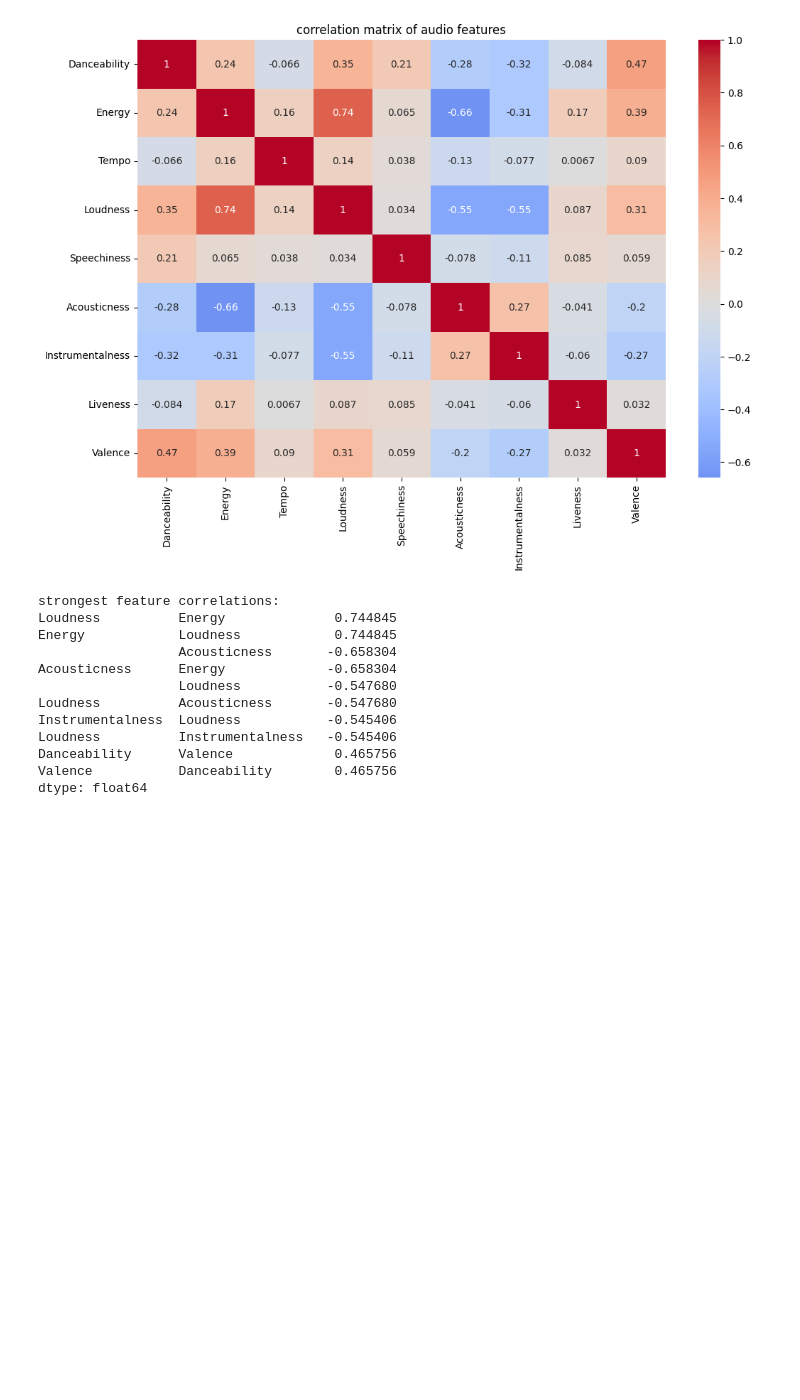
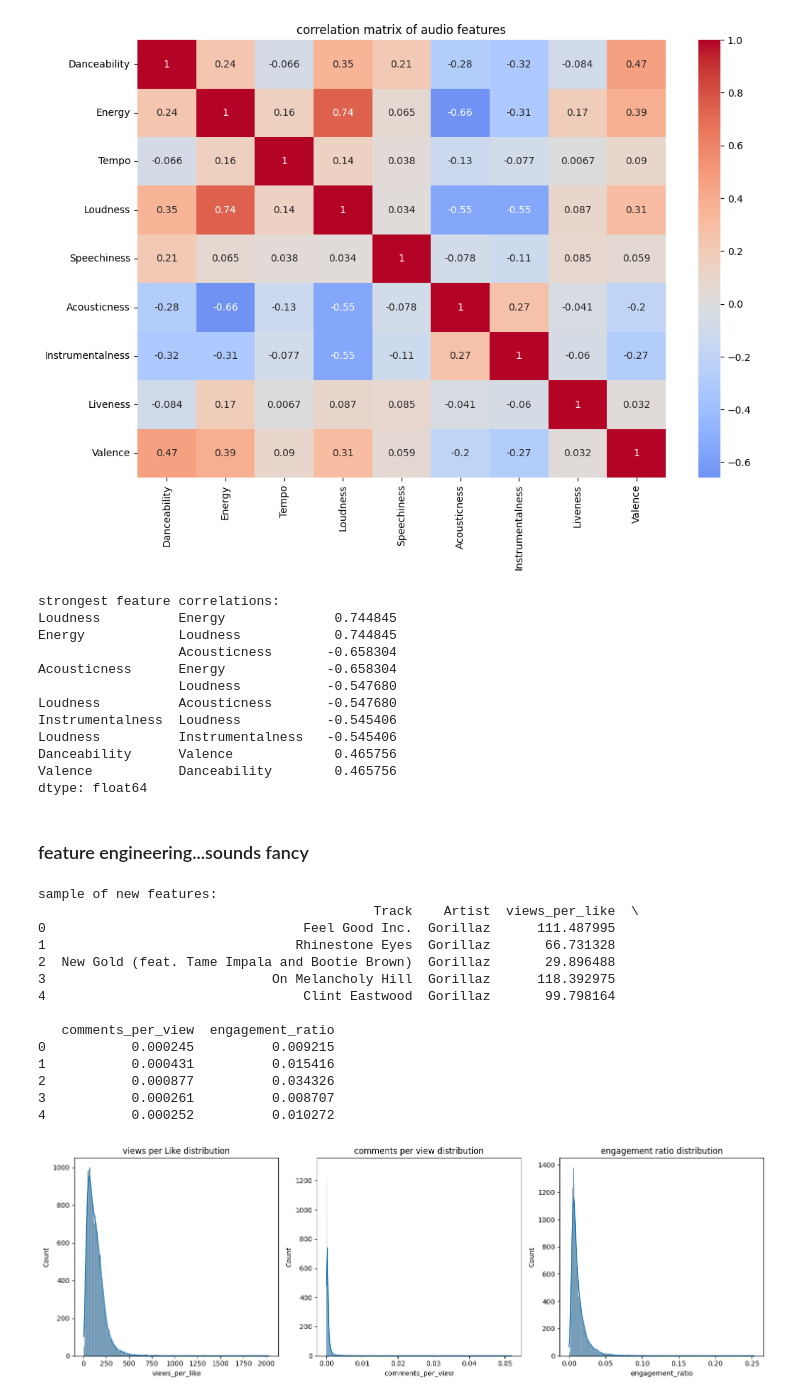
Before and after one commit to BartStolarek/RFF-Hackathon1-EDA, a Jupyter notebook: eda.ipynb, the cells around one changed output. Saved outputs shown, nothing was run; the diff lists cells and outputs as text; code cells hidden in the pictures; blank space fills up the shorter version.

Commit message:
added basic feature engineering with some of the bonus comparisons

```diff
--- a/eda.ipynb
+++ b/eda.ipynb
@@ -267,3 +267,48 @@ Loudness          Instrumentalness   -0.545406
 Danceability      Valence             0.465756
 Valence           Danceability        0.465756
 dtype: float64
+# %% [markdown]
+### feature engineering...sounds fancy
+# %%
+# new features
+spotify_df['views_per_like'] = spotify_df['Views'] / spotify_df['Likes']
+spotify_df['comments_per_view'] = spotify_df['Comments'] / spotify_df['Views']
+spotify_df['engagement_ratio'] = (spotify_df['Likes'] + spotify_df['Comments']) / spotify_df['Views']
+
+# sample of new features
+print("sample of new features:")
+print(spotify_df[['Track', 'Artist', 'views_per_like', 'comments_per_view', 'engagement_ratio']].head())
+
+# visualize distribution of new features
+plt.figure(figsize=(15, 5))
+
+plt.subplot(1, 3, 1)
+sns.histplot(data=spotify_df, x='views_per_like', kde=True)
+plt.title('views per Like distribution')
+
+plt.subplot(1, 3, 2)
+sns.histplot(data=spotify_df, x='comments_per_view', kde=True)
+plt.title('comments per view distribution')
+
+plt.subplot(1, 3, 3)
+sns.histplot(data=spotify_df, x='engagement_ratio', kde=True)
+plt.title('engagement ratio distribution')
+
+plt.tight_layout()
+plt.show()
+# %% [output]
+sample of new features:
+                                           Track    Artist  views_per_like  \
+0                                 Feel Good Inc.  Gorillaz      111.487995
+1                                Rhinestone Eyes  Gorillaz       66.731328
+2  New Gold (feat. Tame Impala and Bootie Brown)  Gorillaz       29.896488
+3                             On Melancholy Hill  Gorillaz      118.392975
+4                                 Clint Eastwood  Gorillaz       99.798164
+
+   comments_per_view  engagement_ratio
+0           0.000245          0.009215
+1           0.000431          0.015416
+2           0.000877          0.034326
+3           0.000261          0.008707
+4           0.000252          0.010272
+[figure, added]
```
Also changed, not shown: parts of 11 cells of this notebook.
